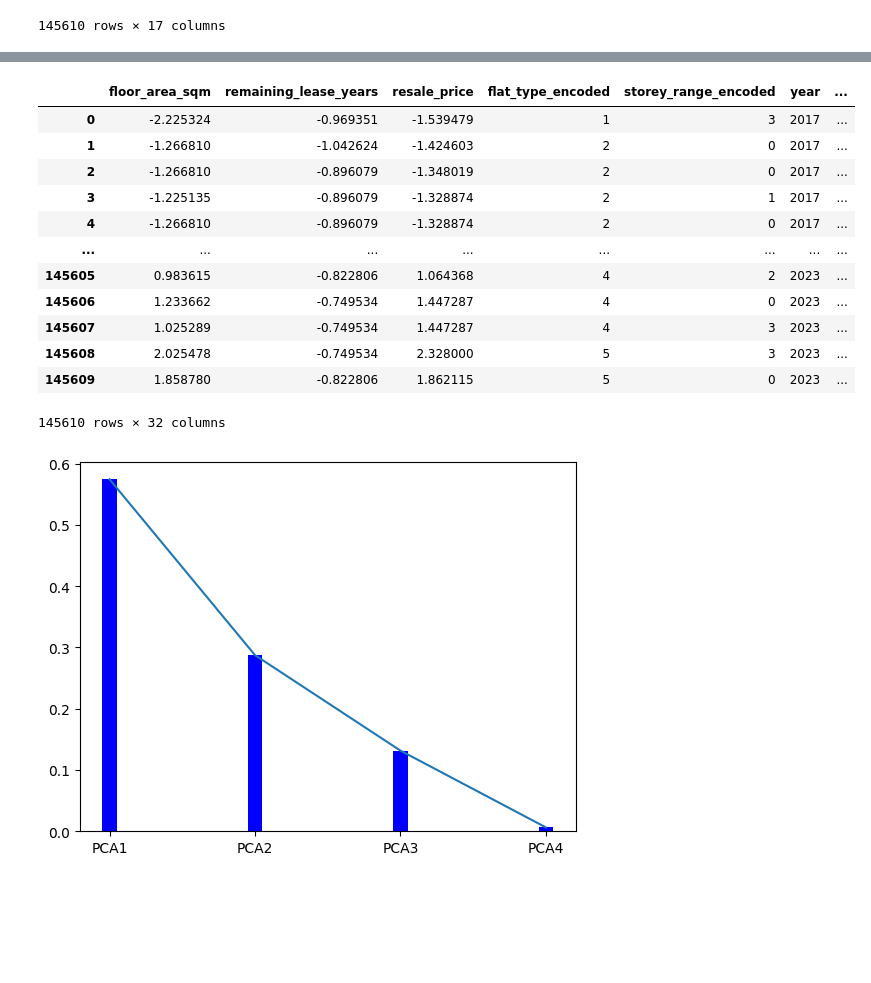
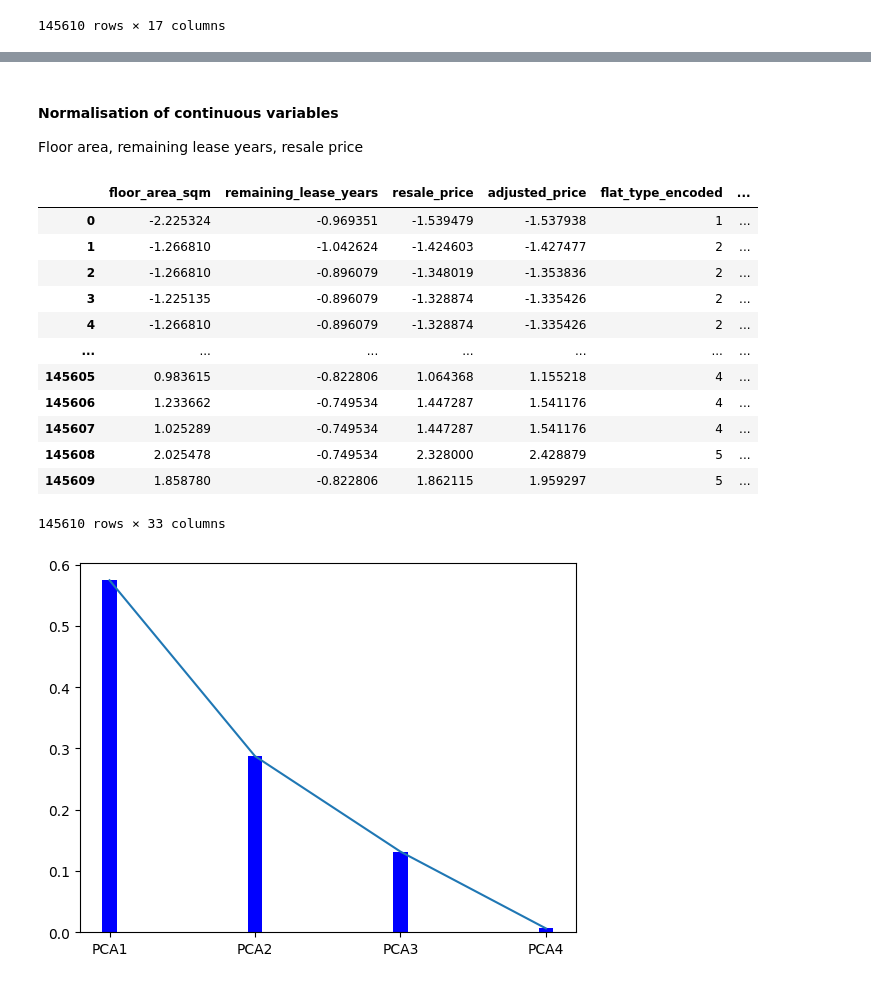
Before and after one commit to raphaelgohwx/datamining, a Jupyter notebook: DM.ipynb, the cells around one changed output, grey strips where cells are left out. Drawn from its saved outputs; the diff is of its cells as text; code cells hidden in the pictures; blank space fills up the shorter version.

```diff
--- a/DM.ipynb
+++ b/DM.ipynb
@@ -262,0 +265,21 @@ See the caveats in the documentation: https://pandas.pydata.org/pandas-docs/stab
+# %%
+# Read the CSV file. The header is in the first row by default.
+inflation_rate = pd.read_csv('annual_CPI.csv')
+
+# Transpose the DataFrame so that years become the index
+inflation_rate = inflation_rate.transpose().reset_index()
+inflation_rate.columns = ['Year', 'CPI']  # Renaming the columns
+inflation_rate.sort_index(ascending=False, inplace=True)
+
+# Convert 'Year' to integer and 'CPI' to float
+inflation_rate['Year'] = inflation_rate['Year'].astype(int)
+inflation_rate['CPI'] = inflation_rate['CPI'].astype(float)
+
+# Calculate the inflation rate
+inflation_rate['Inflation Rate'] = inflation_rate['CPI'].diff() / inflation_rate['CPI'].shift(1) * 100
+
+# Setting the inflation rate for the base year (the first year) to 0%
+inflation_rate.iloc[0, inflation_rate.columns.get_loc('Inflation Rate')] = 0
+
+# Display the DataFrame
+print(inflation_rate)
@@ -262,0 +297,18 @@ See the caveats in the documentation: https://pandas.pydata.org/pandas-docs/stab
+# %%
+
+
+# Add a 'year' column to df2 by converting 'month' to datetime and extracting the year
+df_cleaned['year'] = pd.to_datetime(df_cleaned['month']).dt.year
+
+# Merge df2 with the inflation_rate DataFrame on the 'year' column
+# Make sure the inflation_rate DataFrame has 'Year' and 'Inflation Rate' columns
+df_cleaned = df_cleaned.merge(inflation_rate, left_on='year', right_on='Year', how='left')
+
+# Calculate the adjusted_price
+df_cleaned['adjusted_price'] = round(df_cleaned['resale_price'] * (1 + df_cleaned['Inflation Rate'] / 100),2)
+
+# Since we only need the adjusted_price, drop the extra columns
+df_cleaned.drop(columns=['Year', 'Inflation Rate', 'year'], inplace=True)
+
+# Display the df2 DataFrame
+print(df_cleaned)
@@ -265,7 +335,7 @@ See the caveats in the documentation: https://pandas.pydata.org/pandas-docs/stab
 df2= df_cleaned[['month','town',
                  'flat_type', 'flat_type_encoded',
                  'storey_range', 'storey_range_encoded',
-                 'floor_area_sqm', 'remaining_lease_years', 'full_address','resale_price']]
+                 'floor_area_sqm', 'remaining_lease_years', 'full_address','resale_price', 'adjusted_price']]
 df2
 # %% [output]
 |  | month | town | flat_type | flat_type_encoded | storey_range | storey_range_encoded | floor_area_sqm | ... |
@@ -284,48 +354,49 @@ df2
+# %% [markdown]
+#### Normalisation of continuous variables
+Floor area, remaining lease years, resale price
 # %%
 # Applying one hot encoding to town:
 from sklearn.preprocessing import LabelBinarizer
 labelbinarizer = LabelBinarizer()
 x = labelbinarizer.fit_transform(df2["town"])
 encoded_df = pd.DataFrame(x, columns=labelbinarizer.classes_)
 encoded_df.head()
 
 
 
 
 # Normalizing numerical variables:
 from sklearn.preprocessing import StandardScaler
-columns = [ 'floor_area_sqm', 'remaining_lease_years', 'resale_price']
+columns = [ 'floor_area_sqm', 'remaining_lease_years', 'resale_price', 'adjusted_price']
 df2_normalized = StandardScaler().fit_transform(df2[columns])
 df2_normalized= pd.DataFrame(df2_normalized, columns = columns)
 
 df2 = df2.reset_index(drop=True)
 df2_normalized = df2_normalized.reset_index(drop=True)
 
 df2_normalized[['flat_type_encoded', 'storey_range_encoded']] = df2[['flat_type_encoded', 'storey_range_encoded']]
 df2_normalized['year'] = df2['month'].str.slice(0,4)
 df2_normalized = pd.concat([df2_normalized, encoded_df], axis=1)
 df2_normalized
 
 
-
-
 # 31 columns
 # 26 columns are one hot encoded from town
 # 145610 rows (encoded_df)
 # %% [output]
-|  | floor_area_sqm | remaining_lease_years | resale_price | flat_type_encoded | storey_range_encoded | year | ... |
-| 0 | -2.225324 | -0.969351 | -1.539479 | 1 | 3 | 2017 | ... |
-| 1 | -1.266810 | -1.042624 | -1.424603 | 2 | 0 | 2017 | ... |
-| 2 | -1.266810 | -0.896079 | -1.348019 | 2 | 0 | 2017 | ... |
-| 3 | -1.225135 | -0.896079 | -1.328874 | 2 | 1 | 2017 | ... |
-| 4 | -1.266810 | -0.896079 | -1.328874 | 2 | 0 | 2017 | ... |
-| ... | ... | ... | ... | ... | ... | ... | ... |
-| 145605 | 0.983615 | -0.822806 | 1.064368 | 4 | 2 | 2023 | ... |
-| 145606 | 1.233662 | -0.749534 | 1.447287 | 4 | 0 | 2023 | ... |
-| 145607 | 1.025289 | -0.749534 | 1.447287 | 4 | 3 | 2023 | ... |
-| 145608 | 2.025478 | -0.749534 | 2.328000 | 5 | 3 | 2023 | ... |
-| 145609 | 1.858780 | -0.822806 | 1.862115 | 5 | 0 | 2023 | ... |
+|  | floor_area_sqm | remaining_lease_years | resale_price | adjusted_price | flat_type_encoded | ... |
+| 0 | -2.225324 | -0.969351 | -1.539479 | -1.537938 | 1 | ... |
+| 1 | -1.266810 | -1.042624 | -1.424603 | -1.427477 | 2 | ... |
+| 2 | -1.266810 | -0.896079 | -1.348019 | -1.353836 | 2 | ... |
+| 3 | -1.225135 | -0.896079 | -1.328874 | -1.335426 | 2 | ... |
+| 4 | -1.266810 | -0.896079 | -1.328874 | -1.335426 | 2 | ... |
+| ... | ... | ... | ... | ... | ... | ... |
+| 145605 | 0.983615 | -0.822806 | 1.064368 | 1.155218 | 4 | ... |
+| 145606 | 1.233662 | -0.749534 | 1.447287 | 1.541176 | 4 | ... |
+| 145607 | 1.025289 | -0.749534 | 1.447287 | 1.541176 | 4 | ... |
+| 145608 | 2.025478 | -0.749534 | 2.328000 | 2.428879 | 5 | ... |
+| 145609 | 1.858780 | -0.822806 | 1.862115 | 1.959297 | 5 | ... |
-145610 rows × 32 columns
+145610 rows × 33 columns
 # %%
 # PCA
 from sklearn.decomposition import PCA
```
Also changed, not shown: parts of 16 cells of this notebook, 1 other file.
